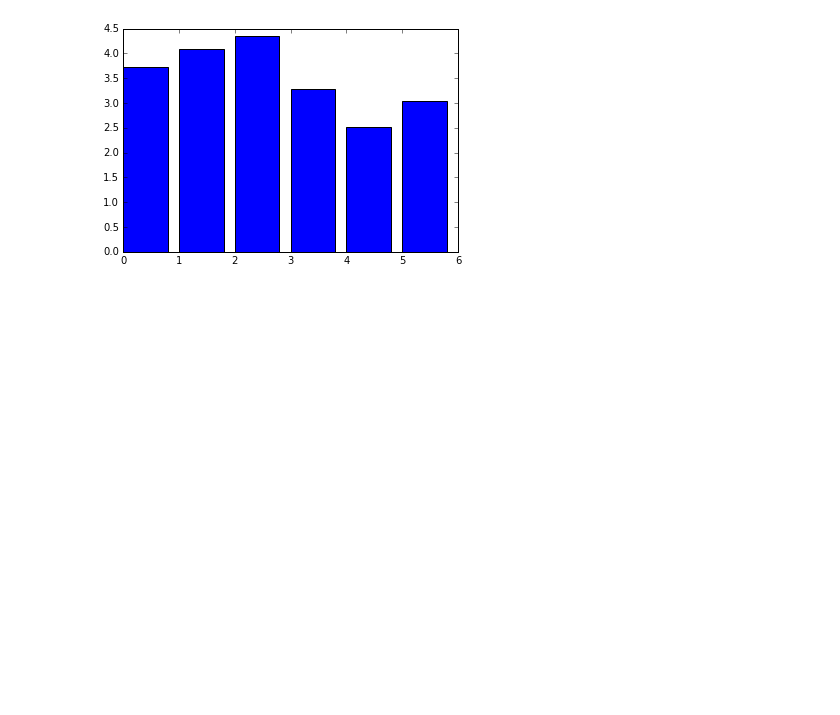
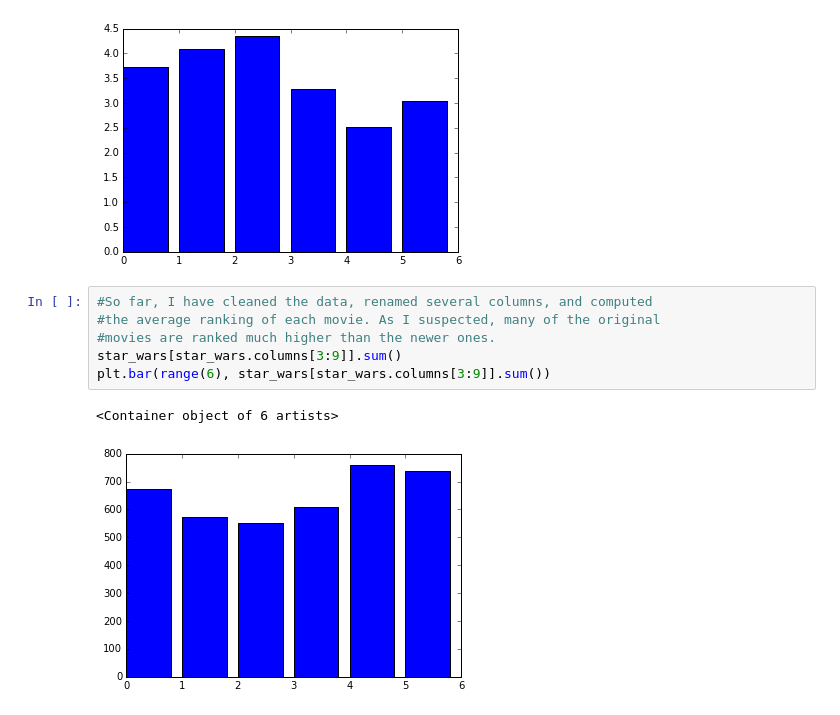
Before and after one commit to agchen92/StarWarsSurvey, a Jupyter notebook: StarWarsSurvey.ipynb, the cells around one changed output. Drawn from its saved outputs; the diff is of its cells as text; blank space fills up the shorter version.

```diff
--- a/StarWarsSurvey.ipynb
+++ b/StarWarsSurvey.ipynb
@@ -135,3 +135,12 @@ plt.bar(range(6), star_wars[star_wars.columns[9:15]].mean())
 # %% [output]
 <Container object of 6 artists>
 [figure]
+# %%
+#So far, I have cleaned the data, renamed several columns, and computed
+#the average ranking of each movie. As I suspected, many of the original
+#movies are ranked much higher than the newer ones.
+star_wars[star_wars.columns[3:9]].sum()
+plt.bar(range(6), star_wars[star_wars.columns[3:9]].sum())
+# %% [output]
+<Container object of 6 artists>
+[figure, added]
```
Also changed, not shown: parts of 8 cells of this notebook.
